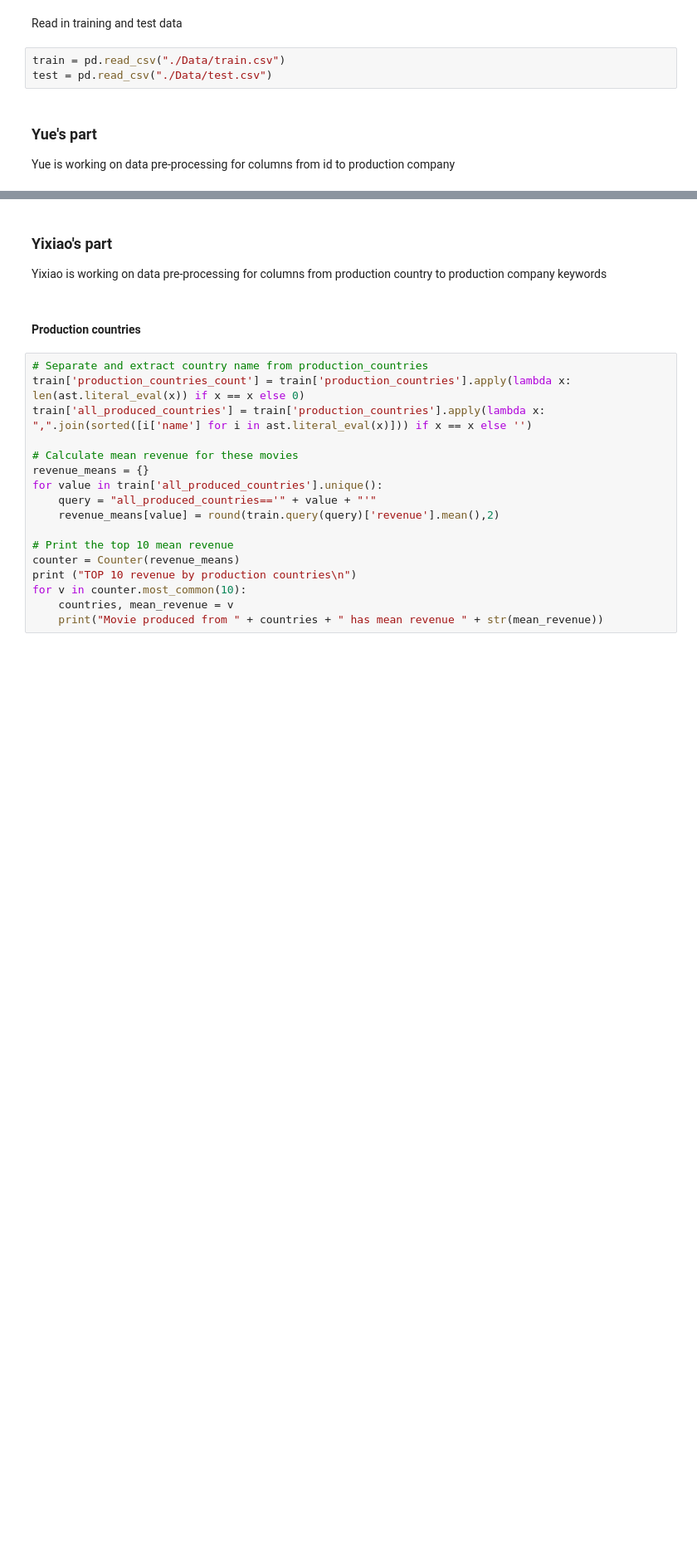
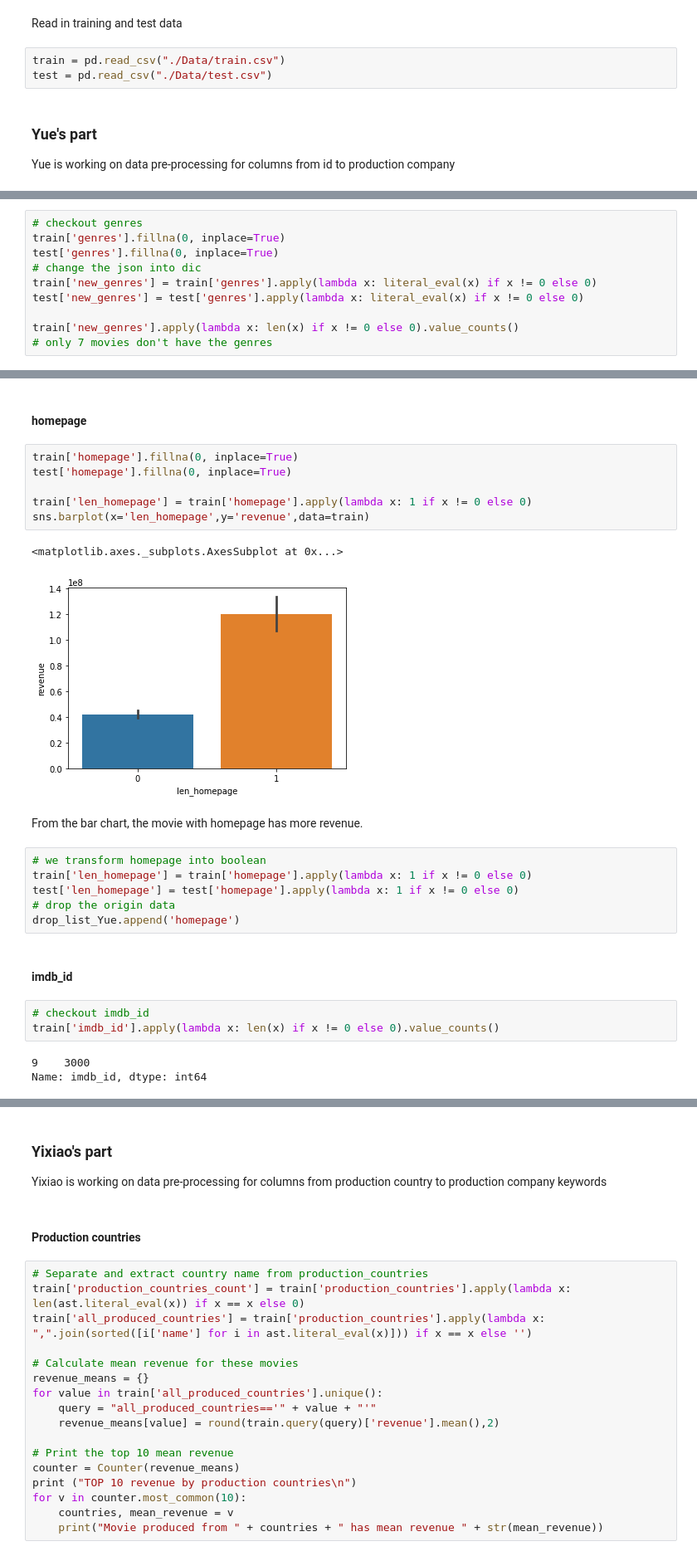
Before and after one commit to z5219951/revenue, a Jupyter notebook: data_preprocessing.ipynb, the cells around one changed output, grey strips where cells are left out. Shown: that part at 83% size. Drawn from its saved outputs; the diff is of its cells as text; blank space fills up the shorter version.

```diff
--- a/data_preprocessing.ipynb
+++ b/data_preprocessing.ipynb
@@ -43,0 +254,10 @@ Yue is working on data pre-processing for columns from id to production company
+# %%
+# checkout genres
+train['genres'].fillna(0, inplace=True)
+test['genres'].fillna(0, inplace=True)
+# change the json into dic
+train['new_genres'] = train['genres'].apply(lambda x: literal_eval(x) if x != 0 else 0)
+test['new_genres'] = test['genres'].apply(lambda x: literal_eval(x) if x != 0 else 0)
+
+train['new_genres'].apply(lambda x: len(x) if x != 0 else 0).value_counts()
+# only 7 movies don't have the genres
@@ -43,0 +288,27 @@ Yue is working on data pre-processing for columns from id to production company
+# %% [markdown]
+#### homepage
+# %%
+train['homepage'].fillna(0, inplace=True)
+test['homepage'].fillna(0, inplace=True)
+
+train['len_homepage'] = train['homepage'].apply(lambda x: 1 if x != 0 else 0)
+sns.barplot(x='len_homepage',y='revenue',data=train)
+# %% [output]
+<matplotlib.axes._subplots.AxesSubplot at 0x...>
+[figure, added]
+# %% [markdown]
+From the bar chart, the movie with homepage has more revenue.
+# %%
+# we transform homepage into boolean
+train['len_homepage'] = train['homepage'].apply(lambda x: 1 if x != 0 else 0)
+test['len_homepage'] = test['homepage'].apply(lambda x: 1 if x != 0 else 0)
+# drop the origin data
+drop_list_Yue.append('homepage')
+# %% [markdown]
+#### imdb_id
+# %%
+# checkout imdb_id
+train['imdb_id'].apply(lambda x: len(x) if x != 0 else 0).value_counts()
+# %% [output]
+9    3000
+Name: imdb_id, dtype: int64
```
Also changed, not shown: parts of 30 cells of this notebook, 1 other file.
